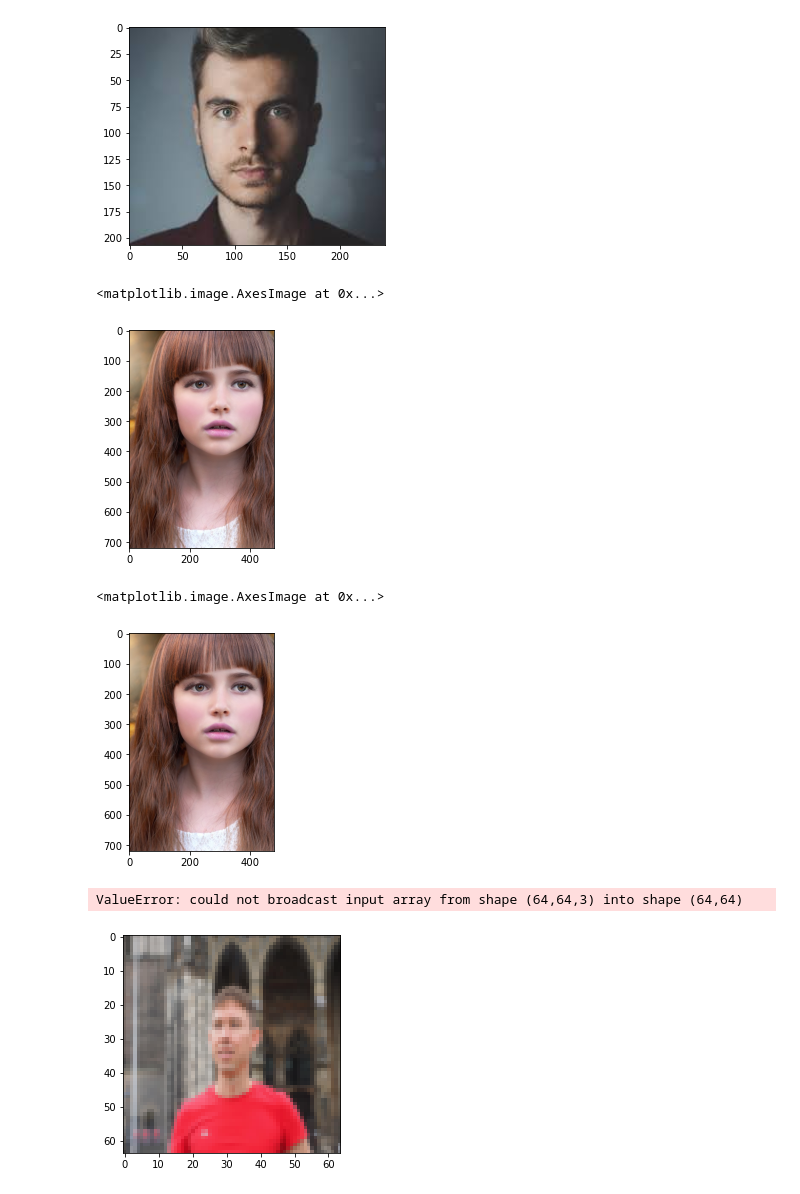
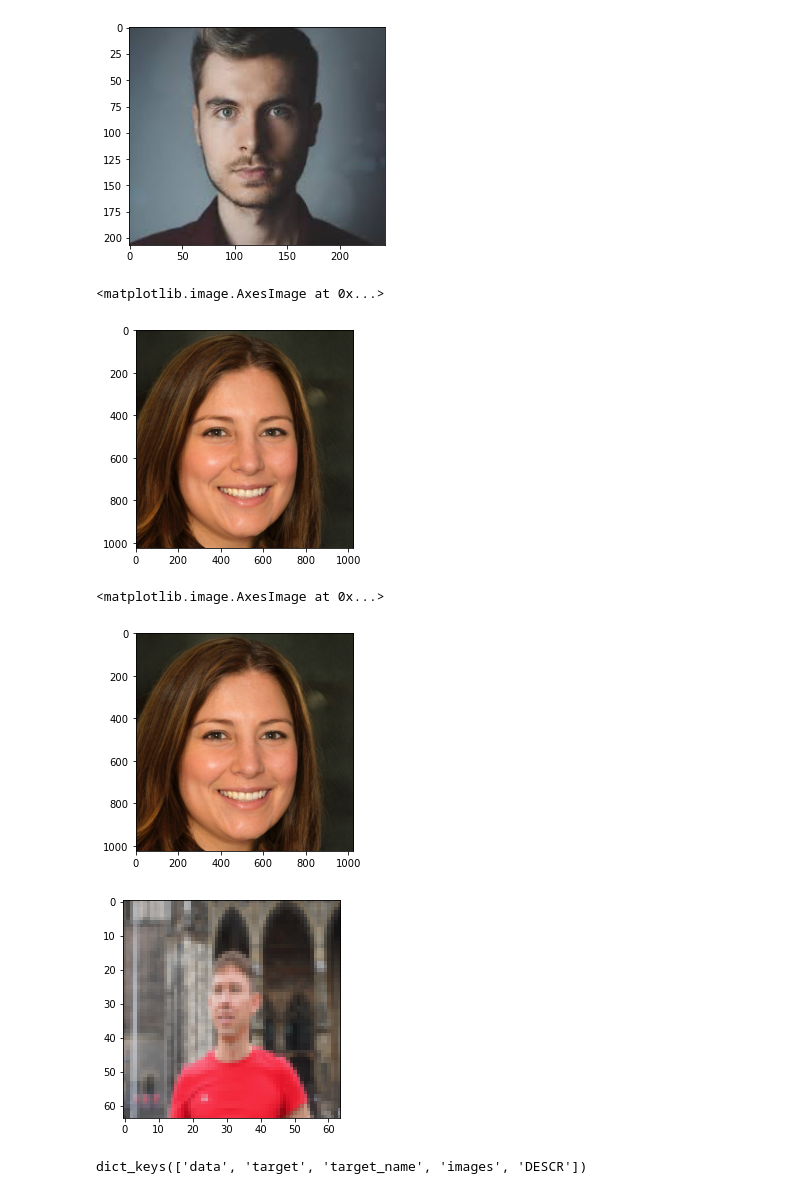
Before and after one commit to reddyprasade/Collection-of-data, a Jupyter notebook: Human_face.ipynb, the cells around one changed output. Drawn from its saved outputs; the diff is of its cells as text; code cells hidden in the pictures.

```diff
--- a/Human_face.ipynb
+++ b/Human_face.ipynb
@@ -24,11 +24,11 @@ plt.imshow(img)
 <matplotlib.image.AxesImage at 0x...>
 [figure]
 # %%
-img = plt.imread('Downloads/Human_face/female_face/1.jpg')
+img = plt.imread('Downloads/Human_face/female_face/10.jpg')
 plt.imshow(img)
 # %% [output]
 <matplotlib.image.AxesImage at 0x...>
-[figure, old version]
+[figure, new version]
 # %%
 from skimage import io, filters
 # %%
@@ -36,7 +36,7 @@ edges = filters.sobel(img)
 plt.imshow(img)
 # %% [output]
 <matplotlib.image.AxesImage at 0x...>
-[figure, old version]
+[figure, new version]
 # %%
 def load_image_files(container_path, dimension=(64, 64)):
 
@@ -82,5 +82,8 @@ def load_image_files(container_path, dimension=(64, 64)):
 import skimage
 image_dataset = load_image_files("Downloads/Human_face")
 # %% [output]
-ValueError: could not broadcast input array from shape (64,64,3) into shape (64,64)
 [figure]
+# %%
+image_dataset.keys()
+# %% [output]
+dict_keys(['data', 'target', 'target_name', 'images', 'DESCR'])
```
Also changed, not shown: parts of 39 cells of this notebook.
